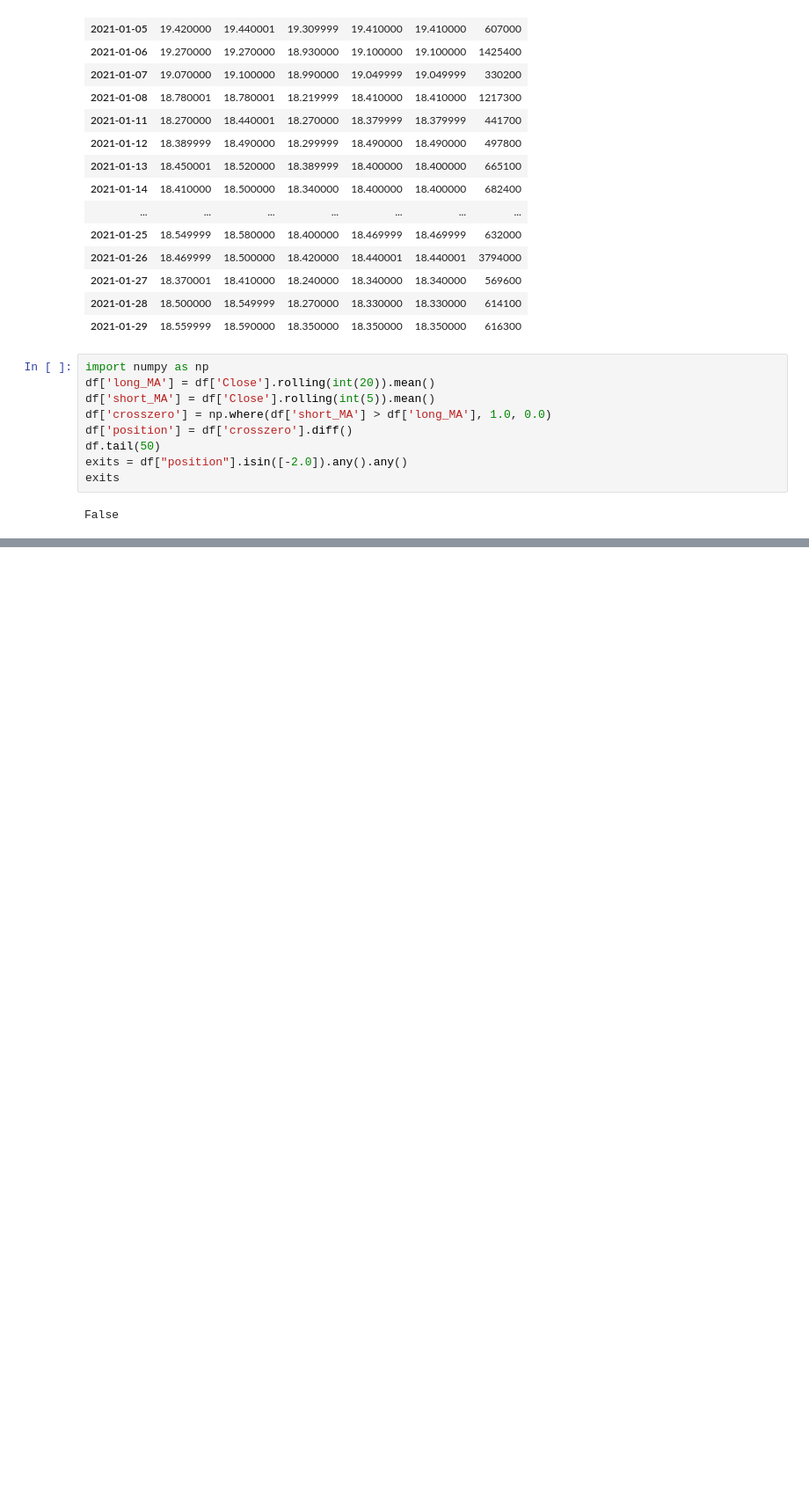
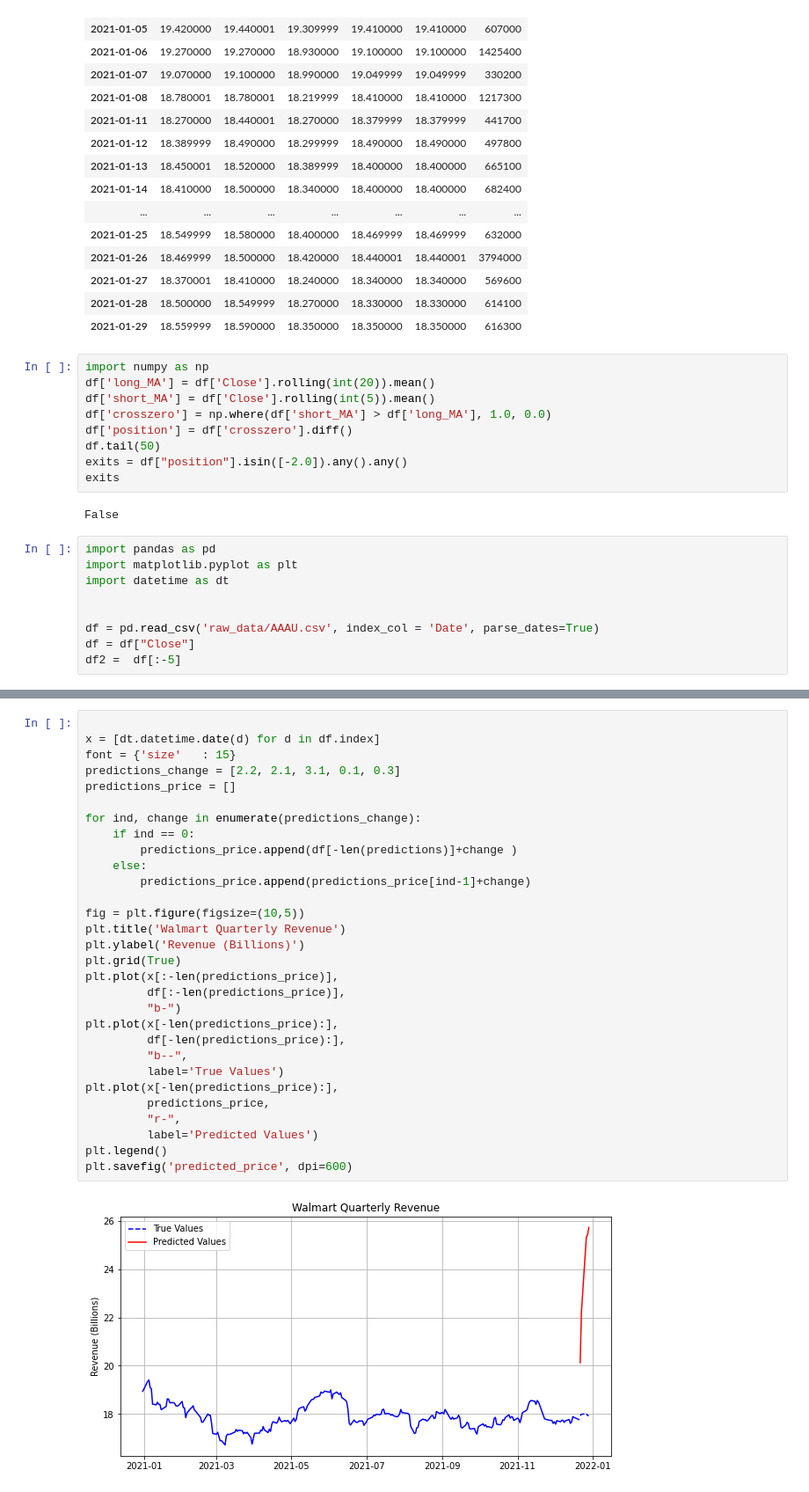
Before and after one commit to Kaktusowy500/BIAI, a Jupyter notebook: df_operations.ipynb, the cells around one changed output, grey strips where cells are left out. Shown at 88% size. Cells and saved outputs as stored; diff of their text form; blank space fills up the shorter version.

Commit message:
Add visualisation of predicted price

```diff
--- a/df_operations.ipynb
+++ b/df_operations.ipynb
@@ -53,3 +53,12 @@ exits = df["position"].isin([-2.0]).any().any()
 exits
 # %% [output]
 False
+# %%
+import pandas as pd
+import matplotlib.pyplot as plt
+import datetime as dt
+
+
+df = pd.read_csv('raw_data/AAAU.csv', index_col = 'Date', parse_dates=True)
+df = df["Close"]
+df2 =  df[:-5]
@@ -55,0 +79,32 @@ False
+# %%
+
+x = [dt.datetime.date(d) for d in df.index]
+font = {'size'   : 15}
+predictions_change = [2.2, 2.1, 3.1, 0.1, 0.3]
+predictions_price = []
+
+for ind, change in enumerate(predictions_change):
+    if ind == 0:
+        predictions_price.append(df[-len(predictions)]+change )
+    else:
+        predictions_price.append(predictions_price[ind-1]+change)
+
+fig = plt.figure(figsize=(10,5))
+plt.title('Walmart Quarterly Revenue')
+plt.ylabel('Revenue (Billions)')
+plt.grid(True)
+plt.plot(x[:-len(predictions_price)],
+         df[:-len(predictions_price)],
+         "b-")
+plt.plot(x[-len(predictions_price):],
+         df[-len(predictions_price):],
+         "b--",
+         label='True Values')
+plt.plot(x[-len(predictions_price):],
+         predictions_price,
+         "r-",
+         label='Predicted Values')
+plt.legend()
+plt.savefig('predicted_price', dpi=600)
+# %% [output]
+[figure, added]
```
Also changed, not shown: parts of 1 cell of this notebook, 3 other files.
